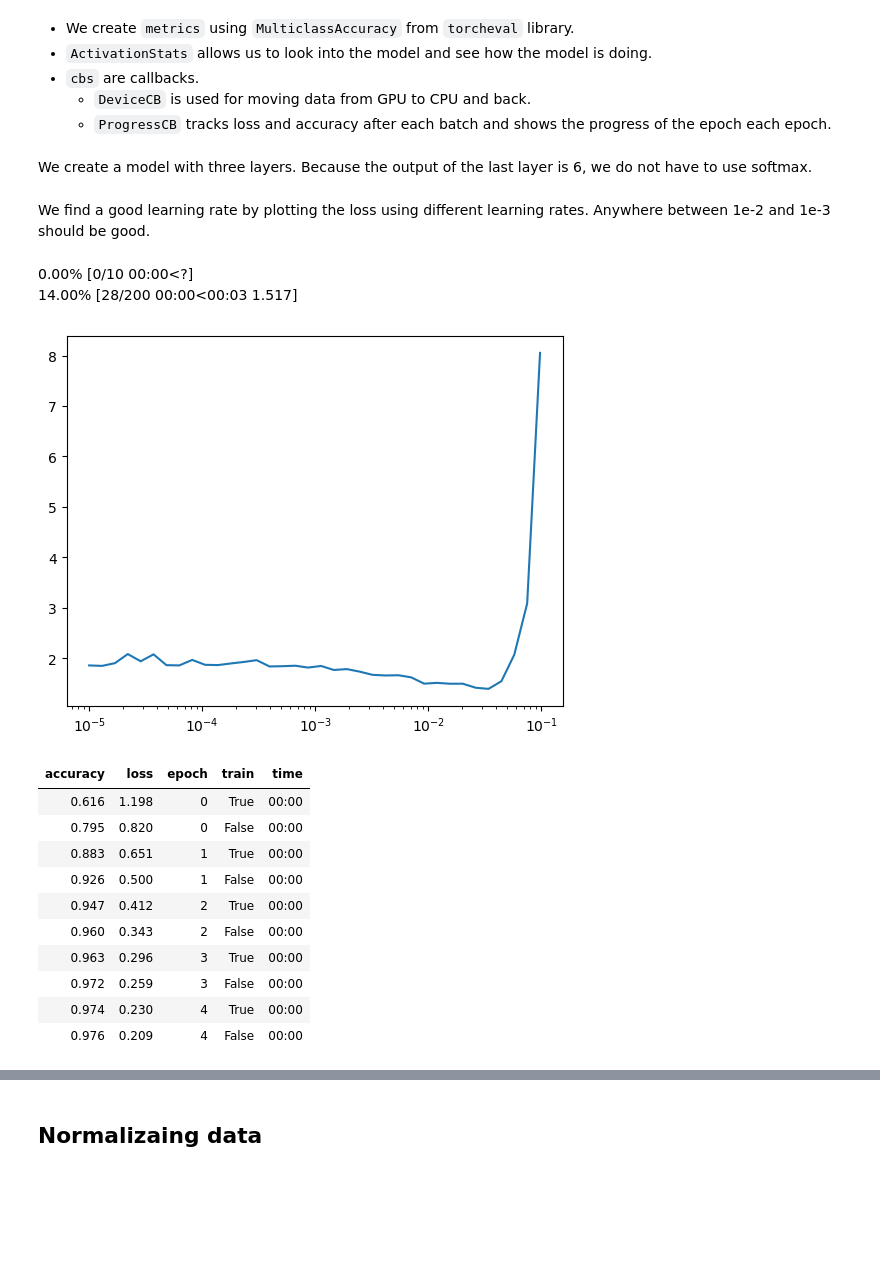
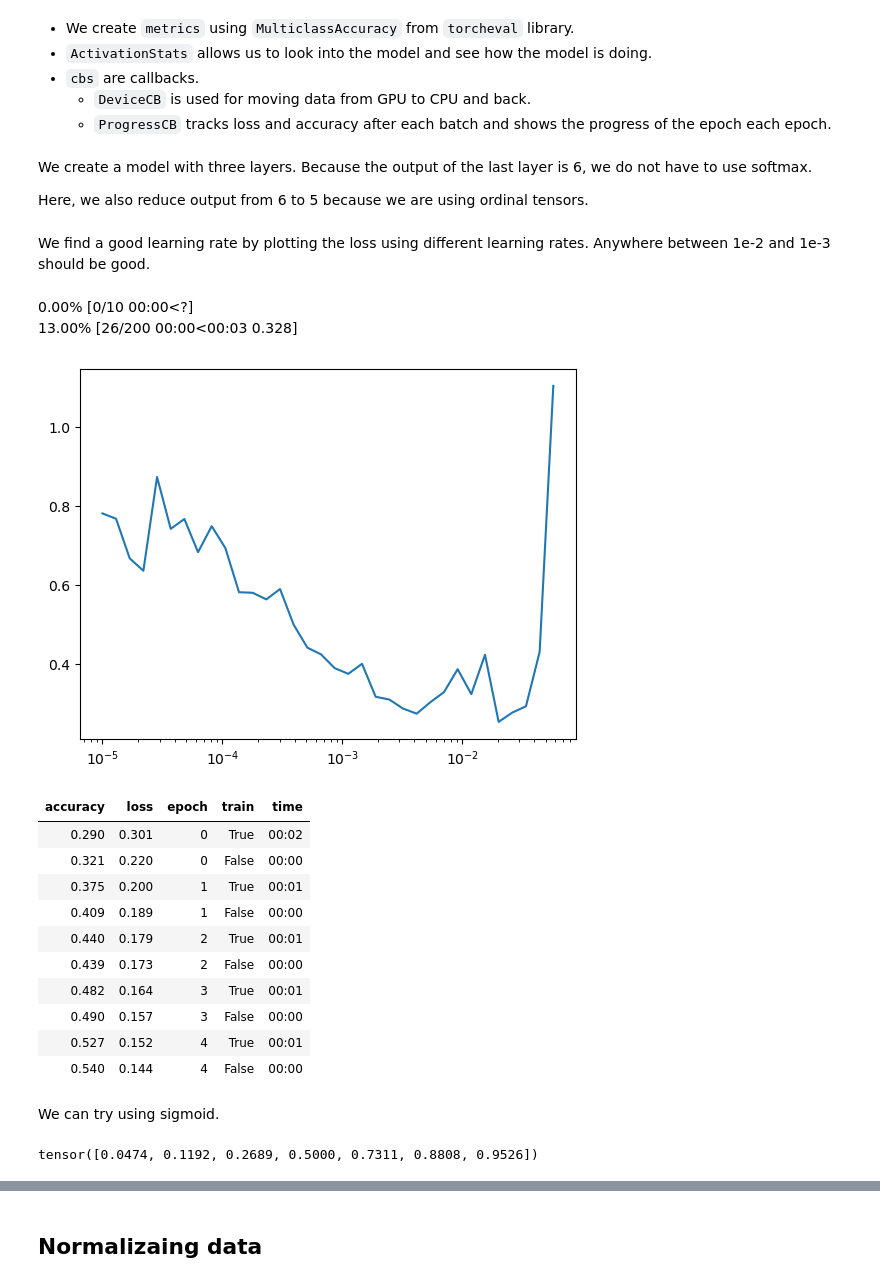
Before and after one commit to galopyz/hprc, a Jupyter notebook: Circadian-Copy1.ipynb, the cells around one changed output, grey strips where cells are left out. Saved outputs shown, nothing was run; the diff lists cells and outputs as text; code cells hidden in the pictures; blank space fills up the shorter version.

```diff
--- a/Circadian.ipynb
+++ b/Circadian-Copy1.ipynb
@@ -167,3 +213,23 @@ xb.shape,yb[:10]
+# %%
+def ordinal_to_pred(o, thresh=0.5):
+    max_len = 5
+    ys = []
+    for t in o:
+        for i, j in enumerate(t):
+            if j < thresh:
+                ys.append(i)
+                break
+            elif i == max_len-1 and j >= thresh:
+                ys.append(max_len)
+    return tensor(ys)
+# %%
+class OrdinalMulticlassAccuracy(MulticlassAccuracy):
+    def __init__(self, *args, device='cpu', thresh=0.5, **kwargs):
+        self.thresh = 0.5
+        super().__init__(*args, device=device, **kwargs)
+
+    def update(self, inp, targ):
+        super().update(ordinal_to_pred(inp), ordinal_to_pred(targ))
 # %% [markdown]
 - We create `metrics` using `MulticlassAccuracy` from `torcheval` library.
 - `ActivationStats` allows us to look into the model and see how the model is doing.
@@ -171,11 +237,13 @@ xb.shape,yb[:10]
   - `DeviceCB` is used for moving data from GPU to CPU and back.
   - `ProgressCB` tracks loss and accuracy after each batch and shows the progress of the epoch each epoch.
 # %%
-metrics = MetricsCB(accuracy=MulticlassAccuracy(device='cpu'))
+metrics = MetricsCB(accuracy=OrdinalMulticlassAccuracy(device='cpu'))
 astats = ActivationStats(nn.ReLU)
 cbs = [DeviceCB(), metrics, ProgressCB(plot=False), astats]
 # %% [markdown]
 We create a model with three layers. Because the output of the last layer is 6, we do not have to use softmax.
+
+Here, we also reduce output from 6 to 5 because we are using ordinal tensors.
 # %%
 set_seed(42)
 model = nn.Sequential(*[
@@ -183,28 +251,34 @@ model = nn.Sequential(*[
     nn.ReLU(),
     nn.Linear(100, 100),
     nn.ReLU(),
-    nn.Linear(100, 6),
+    nn.Linear(100, 5),
 ])
 # %% [markdown]
 We find a good learning rate by plotting the loss using different learning rates. Anywhere between 1e-2 and 1e-3 should be good.
 # %%
-TrainLearner(model, dls, loss_func=F.cross_entropy, cbs=cbs).lr_find()
+TrainLearner(model, dls, loss_func=F.mse_loss, cbs=cbs).lr_find()
 # %% [output]
 0.00% [0/10 00:00<?]
-14.00% [28/200 00:00<00:03 1.517]
+13.00% [26/200 00:00<00:03 0.328]
-[figure, old version]
+[figure, new version]
 # %%
-learn = TrainLearner(model, dls, lr=1e-3, loss_func=F.cross_entropy, cbs=cbs)
+learn = TrainLearner(model, dls, lr=1e-3, loss_func=F.mse_loss, cbs=cbs)
 learn.fit(5)
 # %% [output]
 | accuracy | loss | epoch | train | time |
-| 0.616 | 1.198 | 0 | True | 00:00 |
-| 0.795 | 0.820 | 0 | False | 00:00 |
-| 0.883 | 0.651 | 1 | True | 00:00 |
-| 0.926 | 0.500 | 1 | False | 00:00 |
-| 0.947 | 0.412 | 2 | True | 00:00 |
-| 0.960 | 0.343 | 2 | False | 00:00 |
-| 0.963 | 0.296 | 3 | True | 00:00 |
-| 0.972 | 0.259 | 3 | False | 00:00 |
-| 0.974 | 0.230 | 4 | True | 00:00 |
-| 0.976 | 0.209 | 4 | False | 00:00 |
+| 0.290 | 0.301 | 0 | True | 00:02 |
+| 0.321 | 0.220 | 0 | False | 00:00 |
+| 0.375 | 0.200 | 1 | True | 00:01 |
+| 0.409 | 0.189 | 1 | False | 00:00 |
+| 0.440 | 0.179 | 2 | True | 00:01 |
+| 0.439 | 0.173 | 2 | False | 00:00 |
+| 0.482 | 0.164 | 3 | True | 00:01 |
+| 0.490 | 0.157 | 3 | False | 00:00 |
+| 0.527 | 0.152 | 4 | True | 00:01 |
+| 0.540 | 0.144 | 4 | False | 00:00 |
+# %% [markdown]
+We can try using sigmoid.
+# %%
+nn.Sigmoid()(tensor([-3,-2,-1,0,1,2,3]))
+# %% [output]
+tensor([0.0474, 0.1192, 0.2689, 0.5000, 0.7311, 0.8808, 0.9526])
```
Also changed, not shown: parts of 28 cells of this notebook, 2 other files.
